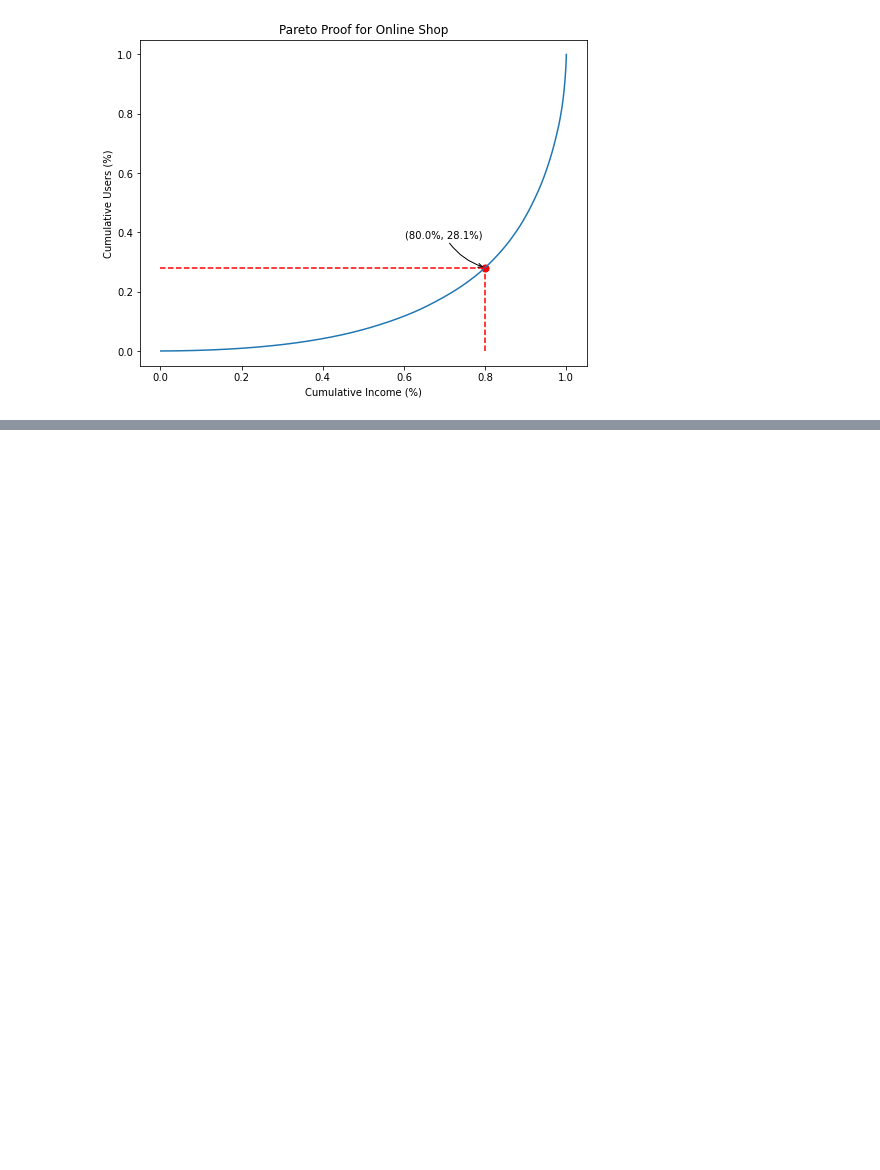
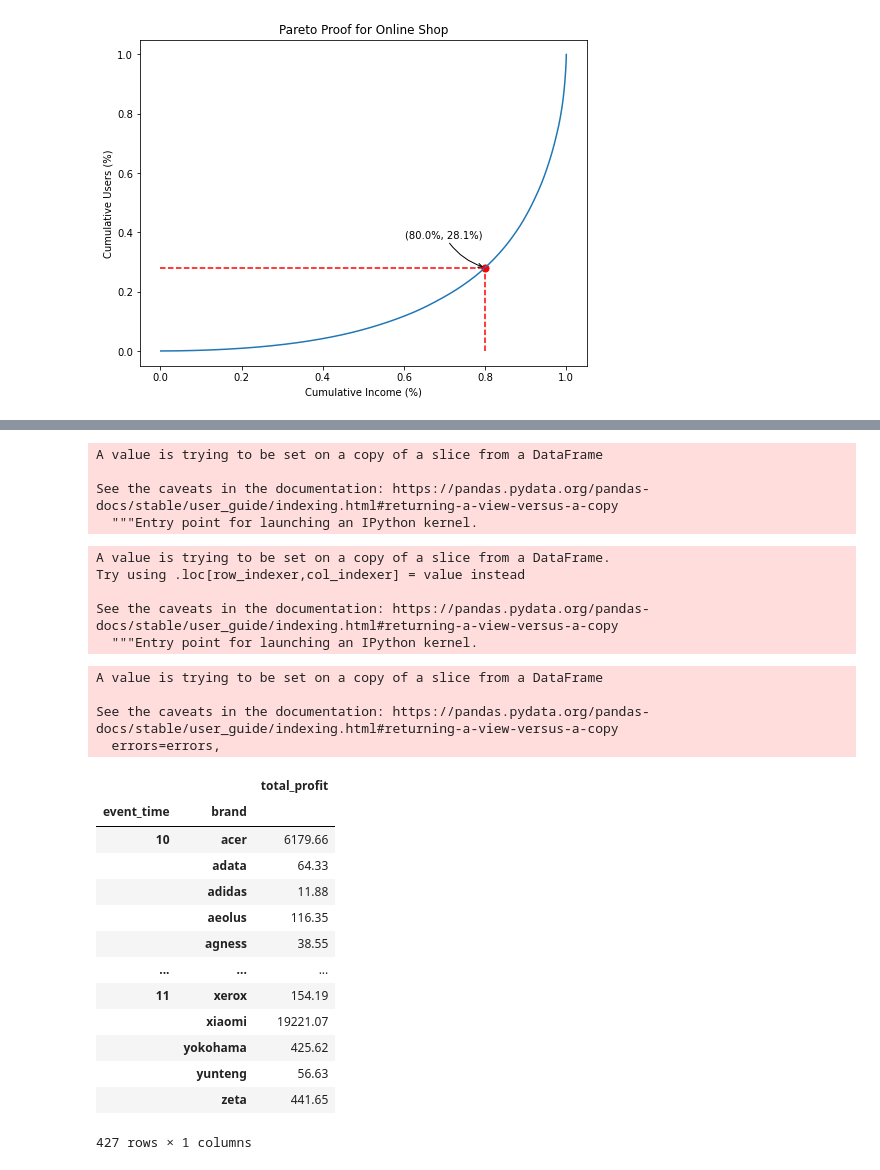
Before and after one commit to ADM-Homework-2/Homework_2, a Jupyter notebook: Main.ipynb, the cells around one changed output, grey strips where cells are left out. Drawn from its saved outputs; the diff is of its cells as text; code cells hidden in the pictures; blank space fills up the shorter version.

```diff
--- a/Main.ipynb
+++ b/Main.ipynb
@@ -567,0 +581,22 @@ Running data_set: data/2019-Nov.csv
+# %%
+chunk_purchase.dropna(subset=['brand'], inplace=True)
+# %% [output]
+A value is trying to be set on a copy of a slice from a DataFrame
+
+See the caveats in the documentation: https://pandas.pydata.org/pandas-docs/stable/user_guide/indexing.html#returning-a-view-versus-a-copy
+  """Entry point for launching an IPython kernel.
+# %%
+chunk_purchase['event_time'] = chunk_purchase.event_time.dt.month
+# %% [output]
+A value is trying to be set on a copy of a slice from a DataFrame.
+Try using .loc[row_indexer,col_indexer] = value instead
+
+See the caveats in the documentation: https://pandas.pydata.org/pandas-docs/stable/user_guide/indexing.html#returning-a-view-versus-a-copy
+  """Entry point for launching an IPython kernel.
+# %%
+chunk_purchase.drop(columns=['event_type'], inplace=True)
+# %% [output]
+A value is trying to be set on a copy of a slice from a DataFrame
+
+See the caveats in the documentation: https://pandas.pydata.org/pandas-docs/stable/user_guide/indexing.html#returning-a-view-versus-a-copy
+  errors=errors,
@@ -567,0 +606,17 @@ Running data_set: data/2019-Nov.csv
+# %%
+chunk_purchase
+# %% [output]
+|  |  | total_profit |
+| event_time | brand |  |
+| 10 | acer | 6179.66 |
+|  | adata | 64.33 |
+|  | adidas | 11.88 |
+|  | aeolus | 116.35 |
+|  | agness | 38.55 |
+| ... | ... | ... |
+| 11 | xerox | 154.19 |
+|  | xiaomi | 19221.07 |
+|  | yokohama | 425.62 |
+|  | yunteng | 56.63 |
+|  | zeta | 441.65 |
+427 rows × 1 columns
```
Also changed, not shown: parts of 18 cells of this notebook, 1 other file.
